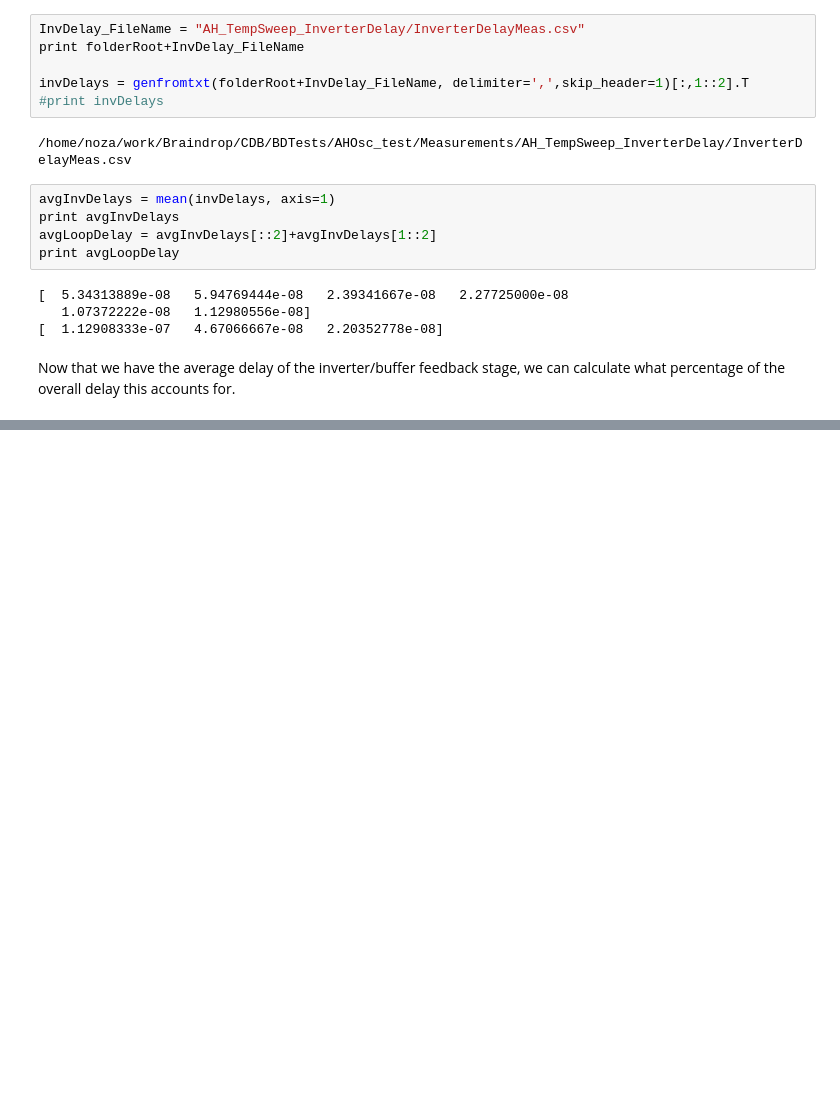
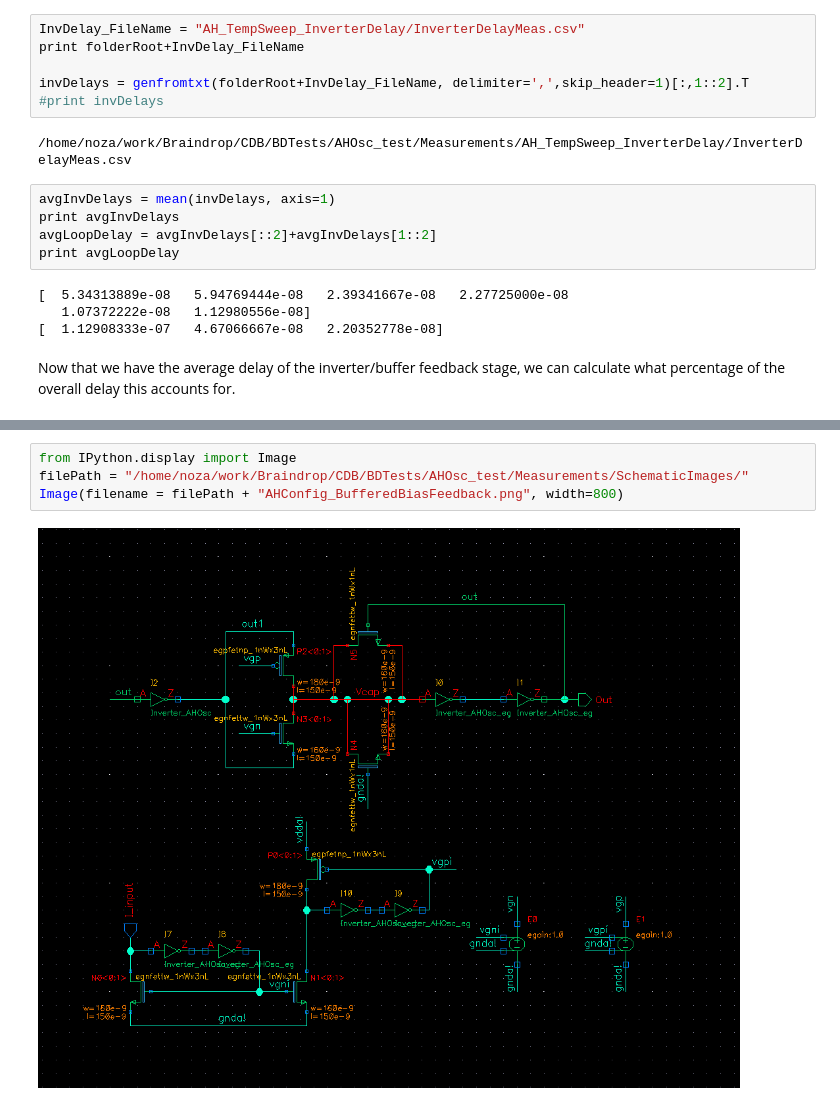
Before and after one commit to twinoza/TwinPyNB, a Jupyter notebook: AHOsc_Char.ipynb, the cells around one changed output, grey strips where cells are left out. Saved outputs shown, nothing was run; the diff lists cells and outputs as text; blank space fills up the shorter version.

```diff
--- a/AHOsc_Char.ipynb
+++ b/AHOsc_Char.ipynb
@@ -1558,0 +1611,6 @@ Percent of overall period taken by delay from feedback buffer delay
+# %%
+from IPython.display import Image
+filePath = "/home/noza/work/Braindrop/CDB/BDTests/AHOsc_test/Measurements/SchematicImages/"
+Image(filename = filePath + "AHConfig_BufferedBiasFeedback.png", width=800)
+# %% [output]
+[figure, added]
```
Also changed, not shown: parts of 75 cells of this notebook.
